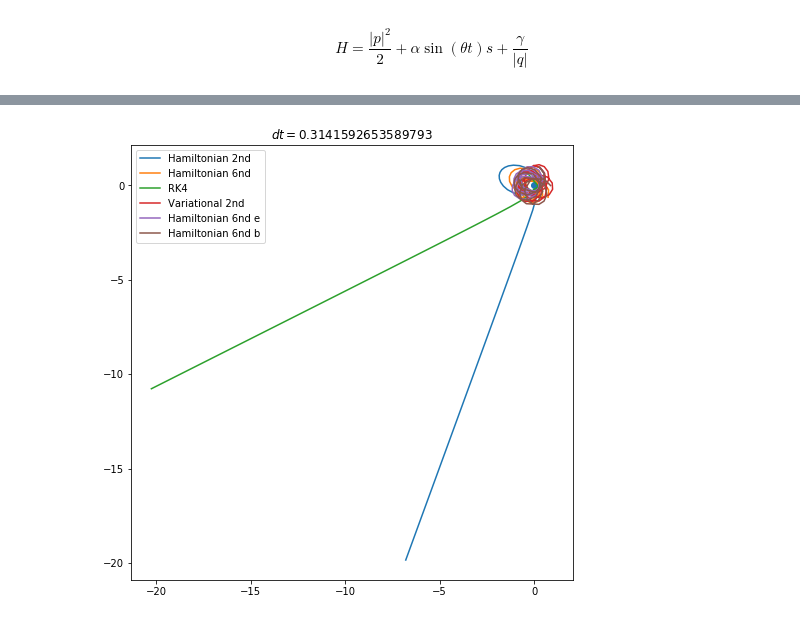
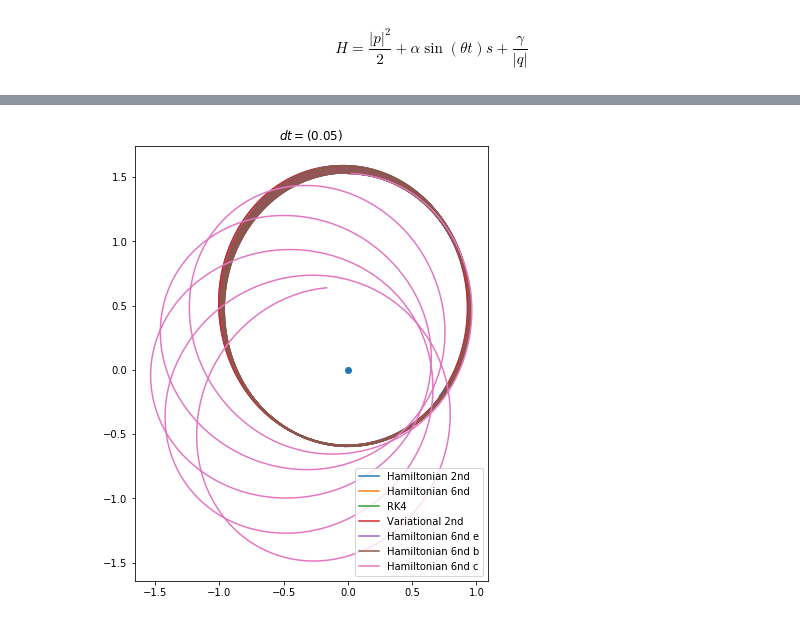
Before and after one commit to mseri/contact-integrators, a Jupyter notebook: The Time-Perturbed Kepler model.ipynb, the cells around one changed output, grey strips where cells are left out. Drawn from its saved outputs; the diff is of its cells as text; code cells hidden in the pictures.

Commit message:
Kepler: cleanup code
Signed-off-by: Marcello Seri <marcello.seri@gmail.com>

```diff
--- a/The Time-Perturbed Kepler model.ipynb
+++ b/The Time-Perturbed Kepler model.ipynb
@@ -18,17 +18,12 @@ class TimePerturbedKepler:
     def f(self, t):
         return self.alpha*np.sin(self.theta*t)
 
-    def ft(self, t):
-        return self.theta*self.alpha*np.cos(self.theta*t)
-
     def V(self, q, t):
         return self.gamma/np.linalg.norm(q)
 
-    def Vt(self, q, t):
-        return 0
-
     def Vq(self, q, t):
         return -q*self.gamma/np.linalg.norm(q)**3
 # %%
-e = 0.04
-init = [np.array([1.0 - e, 0.0]), np.array([0.0, np.sqrt((1+e)/(1-e))])]
+e = 0.4
+init_ecc = lambda e: [np.array([1.0 - e, 0.0]), np.array([0.0, np.sqrt((1+e)/(1-e))])]
+init = init_ecc(e)
@@ -35,55 +140,52 @@ init = [np.array([1.0 - e, 0.0]), np.array([0.0, np.sqrt((1+e)/(1-e))])]
 # %%
-tpk = TimePerturbedKepler(-0, np.pi, -1)
-dt = np.pi/10
-tf = 15
+tpk = TimePerturbedKepler(-0.07, 2*np.pi, -1)
+dt = 0.05
+tf = 38
 
 tspan = np.linspace(0, tf, num=int(np.floor(tf/dt)))
 
 for (p0, q0) in [init]:
     plt.figure(figsize=(12,8))
-    plt.title(f"$dt={dt}$")
+    plt.title(f"$dt=({dt})$")
 
     sol, sols, tspan = ic.integrate(ic.step, tpk, tspan, p0, q0, 0.0)
     solm, solms, _ = ic.integrate(ic.step6, tpk, tspan, p0, q0, 0.0)
     solrk = rk4(tpk, np.concatenate([p0,q0]), tspan)
     solsc, solscs, _ = ic.integrate(ic.variational_step, tpk, tspan, p0, q0, 0.0)
 
-    step6e = lambda system, dt, p, q, s, t: ic.step6(system, dt, p, q, s, t, a=ic.e_six)
-    step6b = lambda system, dt, p, q, s, t: ic.step6(system, dt, p, q, s, t, a=ic.b_six)
-#     step6c = lambda system, dt, p, q, s, t: ic.step6(system, dt, p, q, s, t, a=ic.c_six)
-    sole, _, _ = ic.integrate(step6e, tpk, tspan, p0, q0, 0.0)
-    solb, _, _ = ic.integrate(step6b, tpk, tspan, p0, q0, 0.0)
-#     solc, _, _ = ic.integrate(step6c, tpk, tspan, p0, q0, 0.0)
+    sole, _, _ = ic.integrate(ic.step6e, tpk, tspan, p0, q0, 0.0)
+    solb, _, _ = ic.integrate(ic.step6b, tpk, tspan, p0, q0, 0.0)
+    solc, _, _ = ic.integrate(ic.step6c, tpk, tspan, p0, q0, 0.0)
 
     plt.plot(sol[:,1,0],
              sol[:,1,1],
              label="Hamiltonian 2nd")
     plt.plot(solm[:,1,0],
              solm[:,1,1],
              label="Hamiltonian 6nd")
     plt.plot([rk[2] for rk in solrk],
              [rk[3] for rk in solrk],
              label="RK4")
 
     plt.plot(solsc[:,1,0],
              solsc[:,1,1],
              label="Variational 2nd")
 
     plt.plot(sole[:,1,0],
              sole[:,1,1],
              label="Hamiltonian 6nd e")
     plt.plot(solb[:,1,0],
              solb[:,1,1],
              label="Hamiltonian 6nd b")
-#     plt.plot(solc[:,1,0],
-#              solc[:,1,1],
-#              label="Hamiltonian 6nd c")
+    plt.plot(solc[:,1,0],
+             solc[:,1,1],
+             label="Hamiltonian 6nd c")
 
     plt.scatter(0,0)
 
     plt.gca().set_aspect('equal', adjustable='box')
 
     plt.legend()
     plt.show()
 # %% [output]
-[figure, old version]
+[figure, new version]
```
Also changed, not shown: parts of 5 cells of this notebook.
